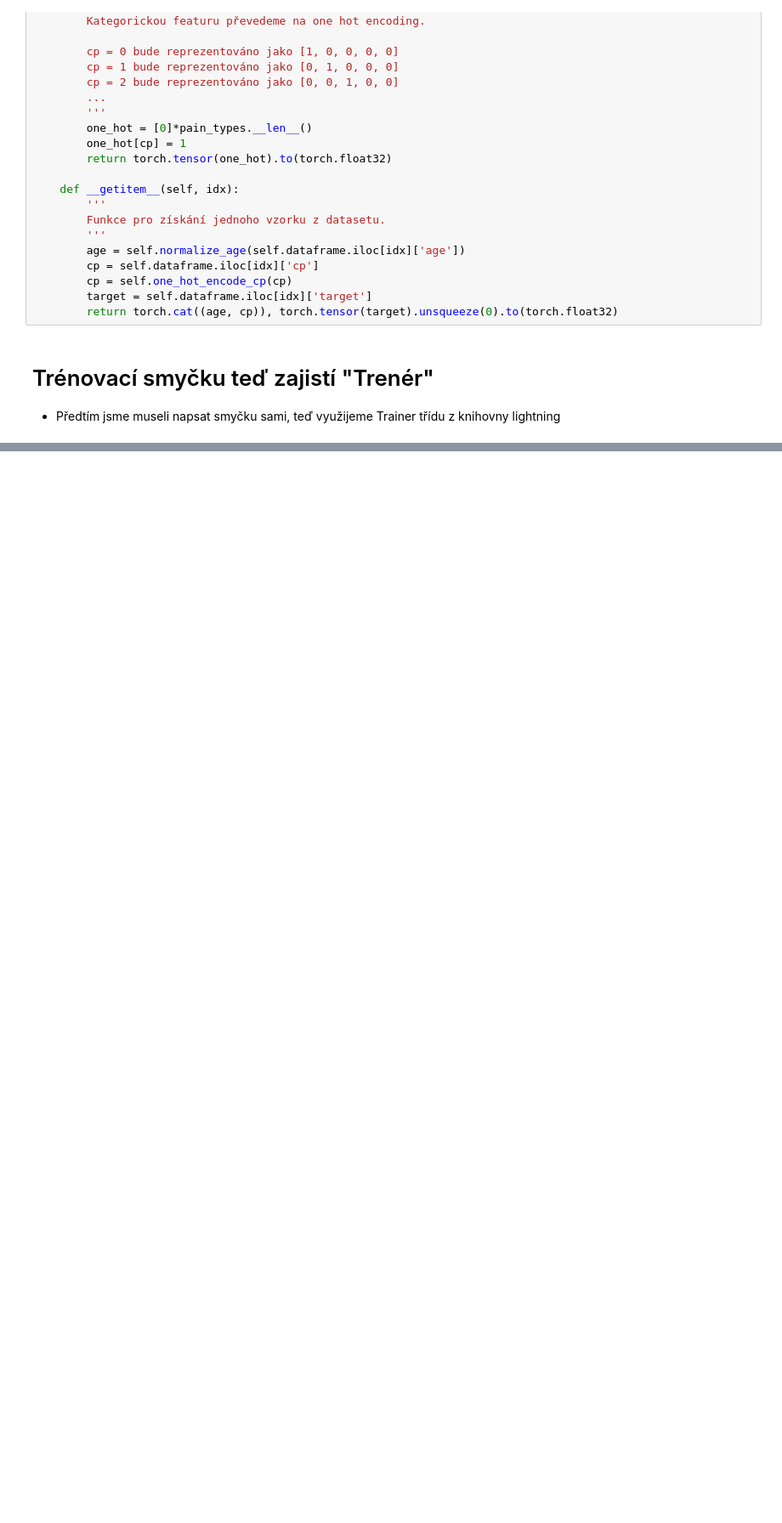
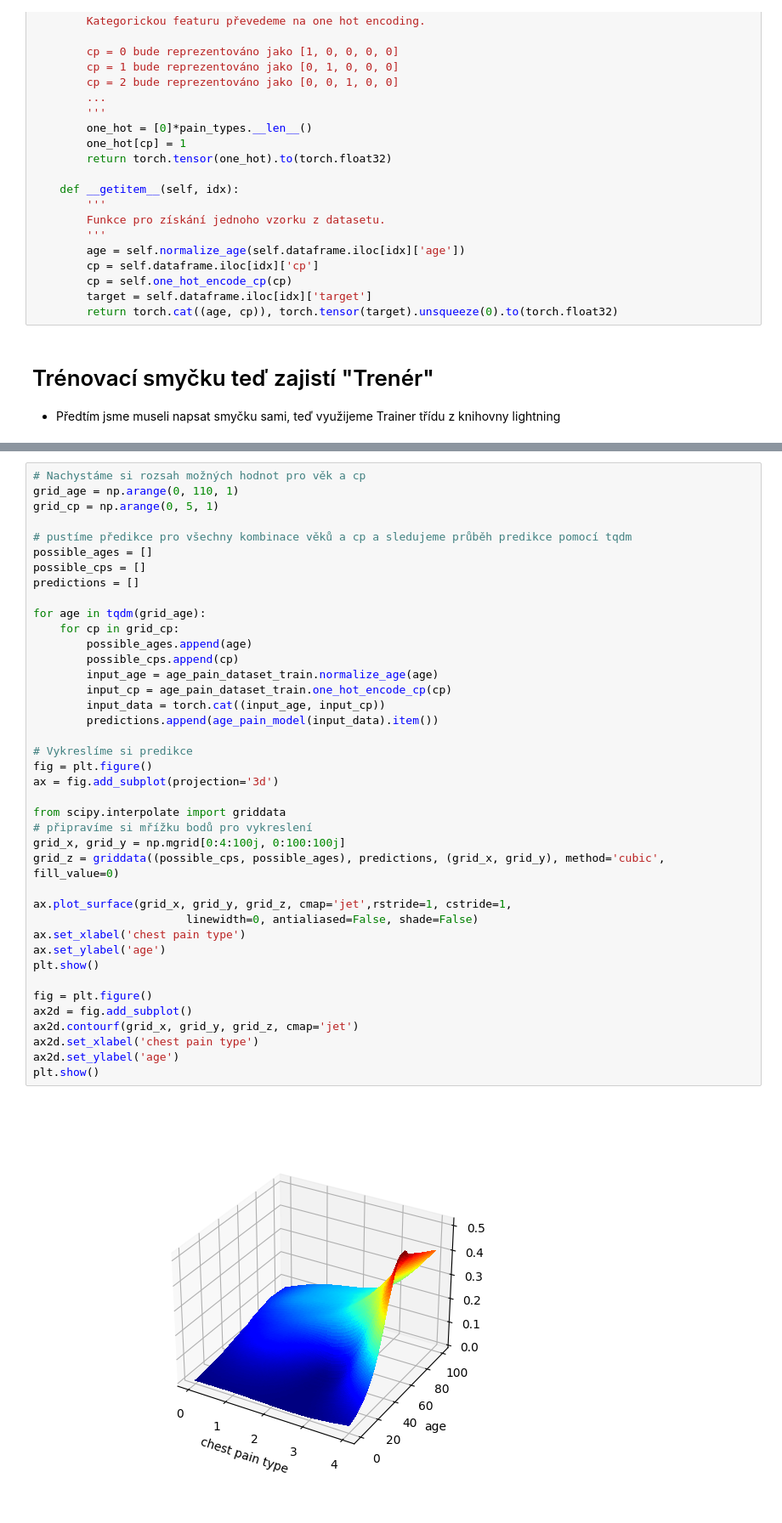
Before and after one commit to Travnickt3d/FITLS, a Jupyter notebook: 2024/2_multifeature_data_intro.ipynb, the cells around one changed output, grey strips where cells are left out. Shown: that part at 85% size. Drawn from its saved outputs; the diff is of its cells as text; blank space fills up the shorter version.

Commit message:
Added model vizualization

```diff
--- a/2024/2_multifeature_data_intro.ipynb
+++ b/2024/2_multifeature_data_intro.ipynb
@@ -431,0 +436,42 @@ INFO:lightning.pytorch.utilities.rank_zero:`Trainer.fit` stopped: `max_epochs=10
+# %%
+# Nachystáme si rozsah možných hodnot pro věk a cp
+grid_age = np.arange(0, 110, 1)
+grid_cp = np.arange(0, 5, 1)
+
+# pustíme předikce pro všechny kombinace věků a cp a sledujeme průběh predikce pomocí tqdm
+possible_ages = []
+possible_cps = []
+predictions = []
+
+for age in tqdm(grid_age):
+    for cp in grid_cp:
+        possible_ages.append(age)
+        possible_cps.append(cp)
+        input_age = age_pain_dataset_train.normalize_age(age)
+        input_cp = age_pain_dataset_train.one_hot_encode_cp(cp)
+        input_data = torch.cat((input_age, input_cp))
+        predictions.append(age_pain_model(input_data).item())
+
+# Vykreslíme si predikce
+fig = plt.figure()
+ax = fig.add_subplot(projection='3d')
+
+from scipy.interpolate import griddata
+# připravíme si mřížku bodů pro vykreslení
+grid_x, grid_y = np.mgrid[0:4:100j, 0:100:100j]
+grid_z = griddata((possible_cps, possible_ages), predictions, (grid_x, grid_y), method='cubic', fill_value=0)
+
+ax.plot_surface(grid_x, grid_y, grid_z, cmap='jet',rstride=1, cstride=1,
+                       linewidth=0, antialiased=False, shade=False)
+ax.set_xlabel('chest pain type')
+ax.set_ylabel('age')
+plt.show()
+
+fig = plt.figure()
+ax2d = fig.add_subplot()
+ax2d.contourf(grid_x, grid_y, grid_z, cmap='jet')
+ax2d.set_xlabel('chest pain type')
+ax2d.set_ylabel('age')
+plt.show()
+# %% [output]
+[figure, added]
```
Also changed, not shown: parts of 4 cells of this notebook.
